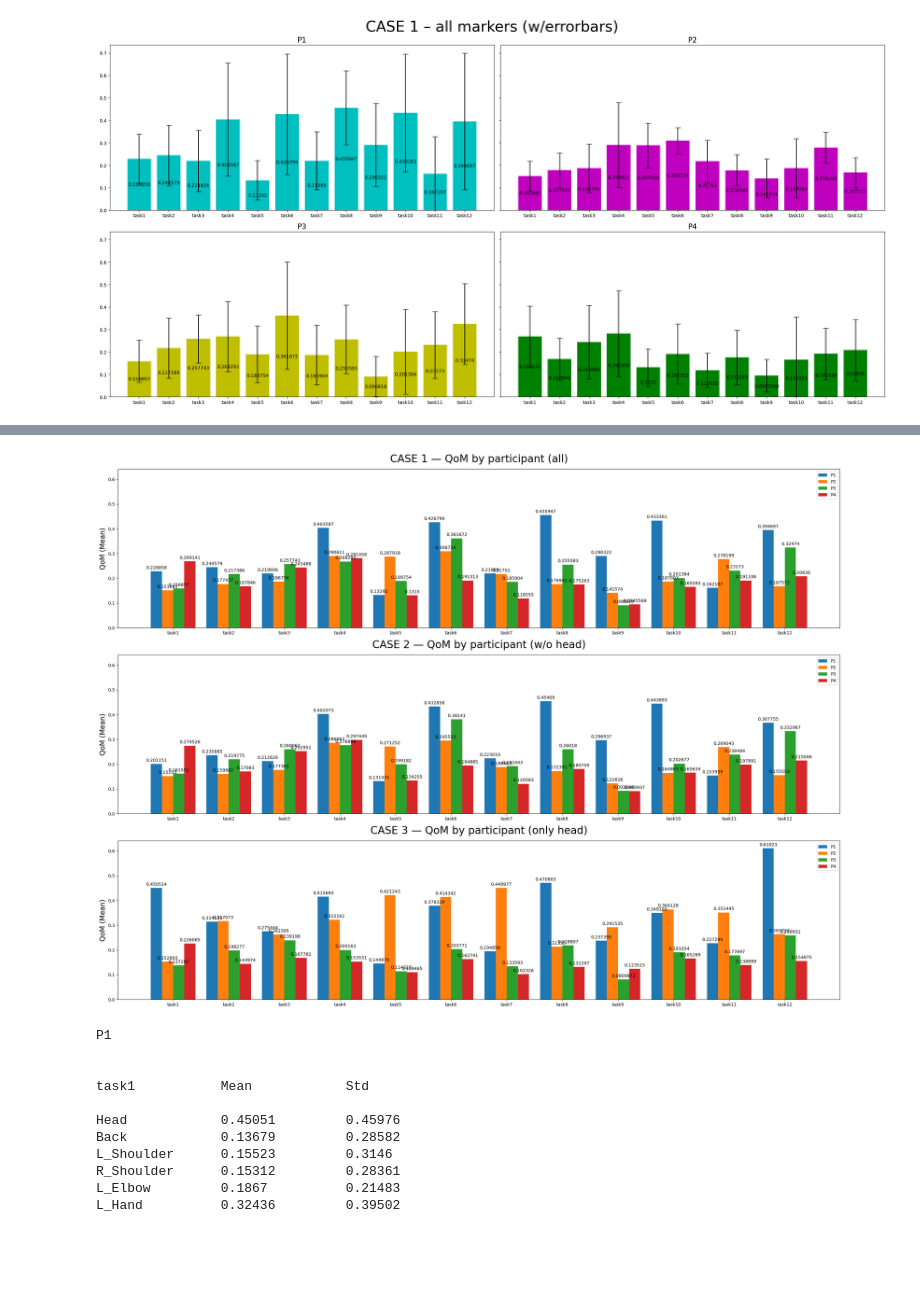
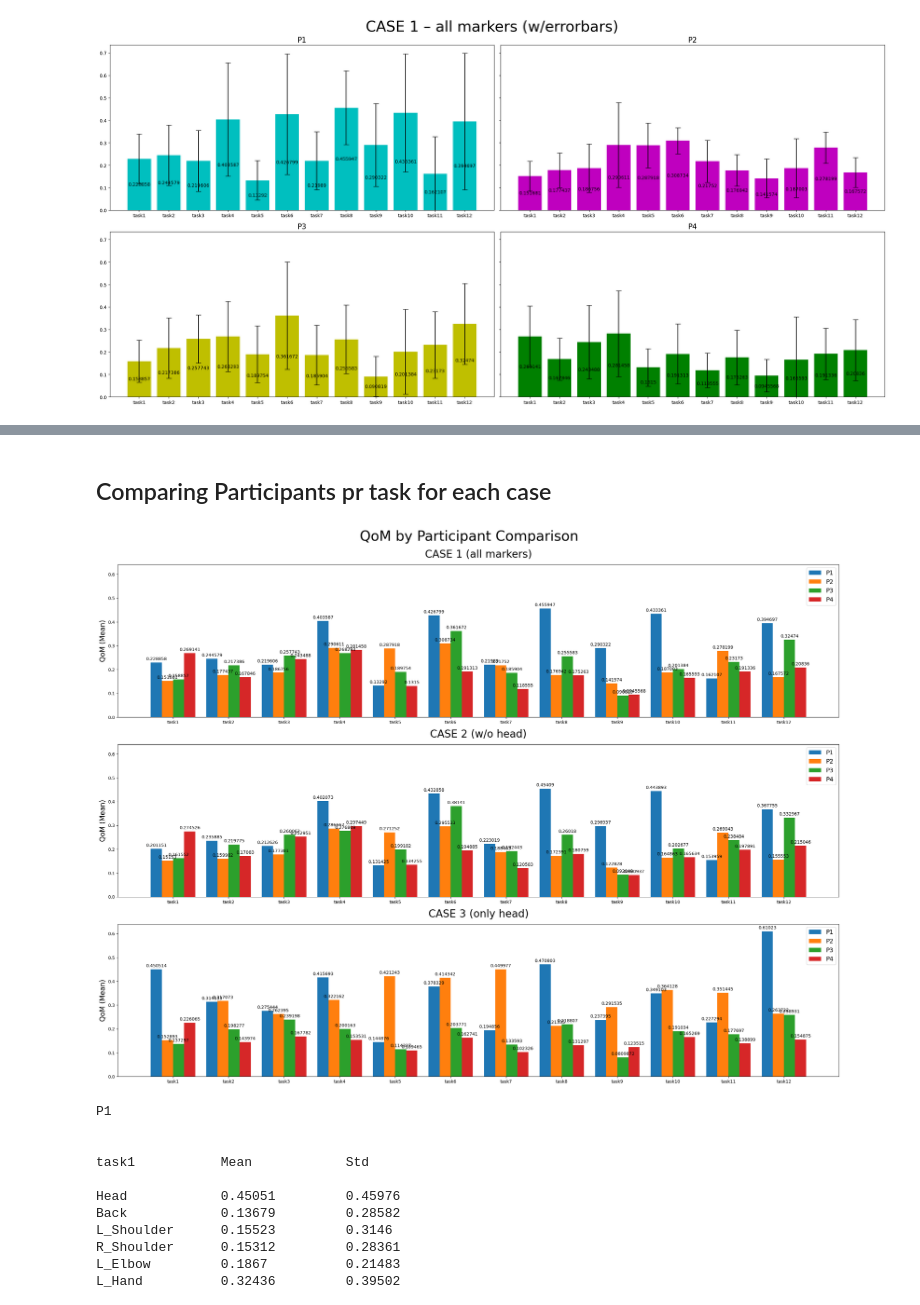
Before and after one commit to wnetzel/Pilot-Study, a Jupyter notebook: Notebooks/QoM.ipynb, the cells around one changed output, grey strips where cells are left out. Saved outputs shown, nothing was run; the diff lists cells and outputs as text; code cells hidden in the pictures; blank space fills up the shorter version.

```diff
--- a/Notebooks/QoM.ipynb
+++ b/Notebooks/QoM.ipynb
@@ -694,3 +692,5 @@ plt.show()
+# %% [markdown]
+## Comparing Participants pr task for each case
 # %%
 x = np.arange(len(labels))  # the label locations
 width = 0.4  # the width of the bars
@@ -712,43 +712,45 @@ rects11 = axs[2].bar(x + width/2, qom_case3_plot[2], width/2, label='P3')
 rects12 = axs[2].bar(x + width, qom_case3_plot[3], width/2, label='P4')
 
 # Add text for labels, title and custom x-axis tick labels, etc.
+fig.suptitle('QoM by Participant Comparison', y=0.994, fontsize=32)
+
 axs[0].set_ylabel('QoM (Mean)', fontsize=16)
-axs[0].set_title('CASE 1 — QoM by participant (all)', pad=16, fontsize=24)
+axs[0].set_title('CASE 1 (all markers)', pad=16, fontsize=24)
 axs[0].set_xticks(x+0.1, labels)
-axs[0].legend()
+axs[0].legend(fontsize=14)
 
 axs[1].set_ylabel('QoM (Mean)', fontsize=16)
-axs[1].set_title('CASE 2 — QoM by participant (w/o head)', pad=16, fontsize=24)
+axs[1].set_title('CASE 2 (w/o head)', pad=16, fontsize=24)
 axs[1].set_xticks(x+0.1, labels)
-axs[1].legend()
+axs[1].legend(fontsize=14)
 
 axs[2].set_ylabel('QoM (Mean)', fontsize=16)
-axs[2].set_title('CASE 3 — QoM by participant (only head)', pad=16, fontsize=24)
+axs[2].set_title('CASE 3 (only head)', pad=16, fontsize=24)
 axs[2].set_xticks(x+0.1, labels)
-axs[2].legend()
+axs[2].legend(fontsize=14)
 
 # Adding bar labels (mean)
 axs[0].bar_label(rects1, padding=3)
 axs[0].bar_label(rects2, padding=3)
 axs[0].bar_label(rects3, padding=3)
 axs[0].bar_label(rects4, padding=3)
 
 axs[1].bar_label(rects5, padding=3)
 axs[1].bar_label(rects6, padding=3)
 axs[1].bar_label(rects7, padding=3)
 axs[1].bar_label(rects8, padding=3)
 
 axs[2].bar_label(rects9, padding=3)
 axs[2].bar_label(rects10, padding=3)
 axs[2].bar_label(rects11, padding=3)
 axs[2].bar_label(rects12, padding=3)
 
 # Tightening, plotting and saving
 fig.tight_layout()
 plt.savefig('./plots/qom_participant_comparison_bar.pdf')
 plt.show()
 # %% [output]
-[figure, old version]
+[figure, new version]
 # %%
 # Printing the mean of each task pr participant
 for prt in qom_dict:
```
Also changed, not shown: parts of 33 cells of this notebook, 12 other files.
